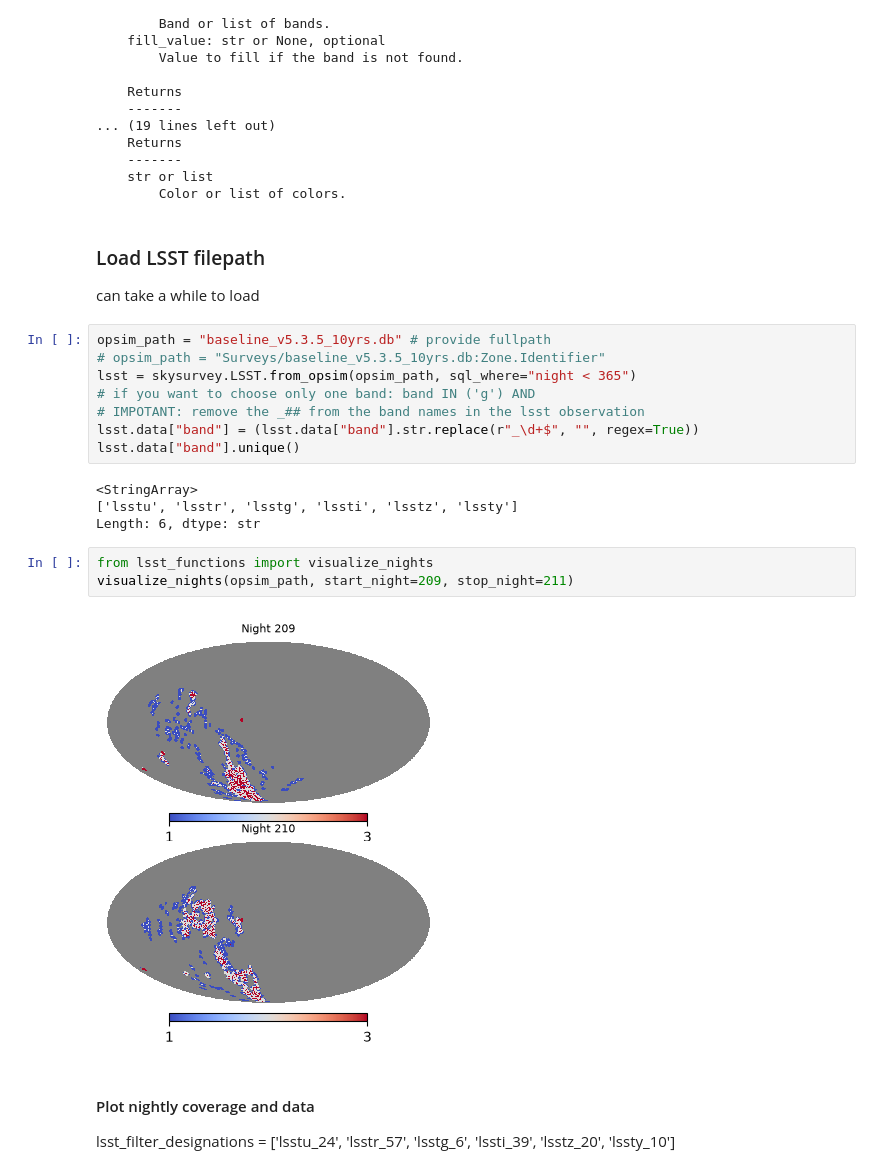
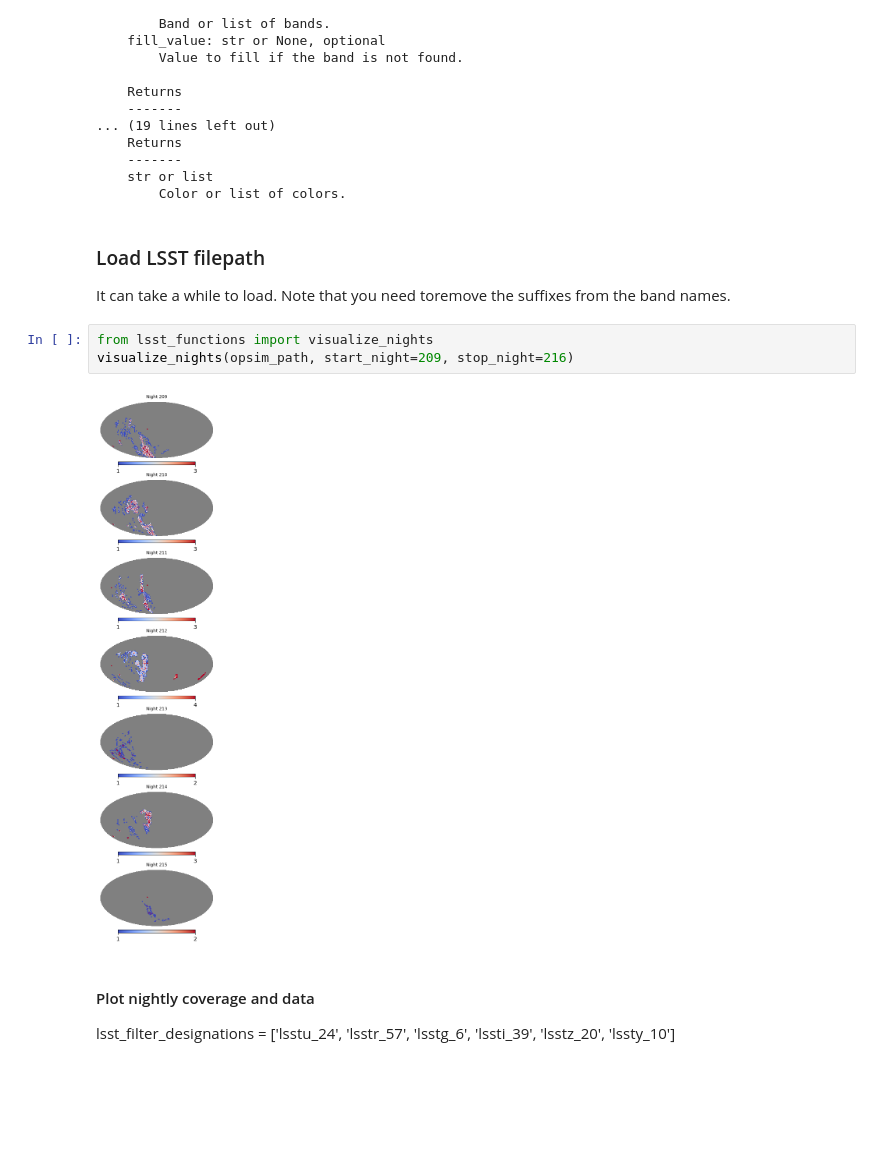
Before and after one commit to krissylla/TransientSimulation, a Jupyter notebook: skysurvey.ipynb, the cells around one changed output. Cells and saved outputs as stored; diff of their text form; blank space fills up the shorter version.

```diff
--- a/skysurvey.ipynb
+++ b/skysurvey.ipynb
@@ -65,24 +79,12 @@ def get_band_color(bands, fill_value=None):
         Color or list of colors.
 # %% [markdown]
 ### Load LSST filepath
-can take a while to load
+It can take a while to load. Note that you need toremove the suffixes from the band names.
-# %%
-opsim_path = "baseline_v5.3.5_10yrs.db" # provide fullpath
-# opsim_path = "Surveys/baseline_v5.3.5_10yrs.db:Zone.Identifier"
-lsst = skysurvey.LSST.from_opsim(opsim_path, sql_where="night < 365")
-# if you want to choose only one band: band IN ('g') AND
-# IMPOTANT: remove the _## from the band names in the lsst observation
-lsst.data["band"] = (lsst.data["band"].str.replace(r"_\d+$", "", regex=True))
-lsst.data["band"].unique()
-# %% [output]
-<StringArray>
-['lsstu', 'lsstr', 'lsstg', 'lssti', 'lsstz', 'lssty']
-Length: 6, dtype: str
 # %%
 from lsst_functions import visualize_nights
-visualize_nights(opsim_path, start_night=209, stop_night=211)
+visualize_nights(opsim_path, start_night=209, stop_night=216)
 # %% [output]
-[figure, old version]
+[figure, new version]
 # %% [markdown]
 #### Plot nightly coverage and data
 lsst_filter_designations = ['lsstu_24', 'lsstr_57', 'lsstg_6', 'lssti_39', 'lsstz_20', 'lssty_10']
```
Also changed, not shown: parts of 57 cells of this notebook, 9 other files.
